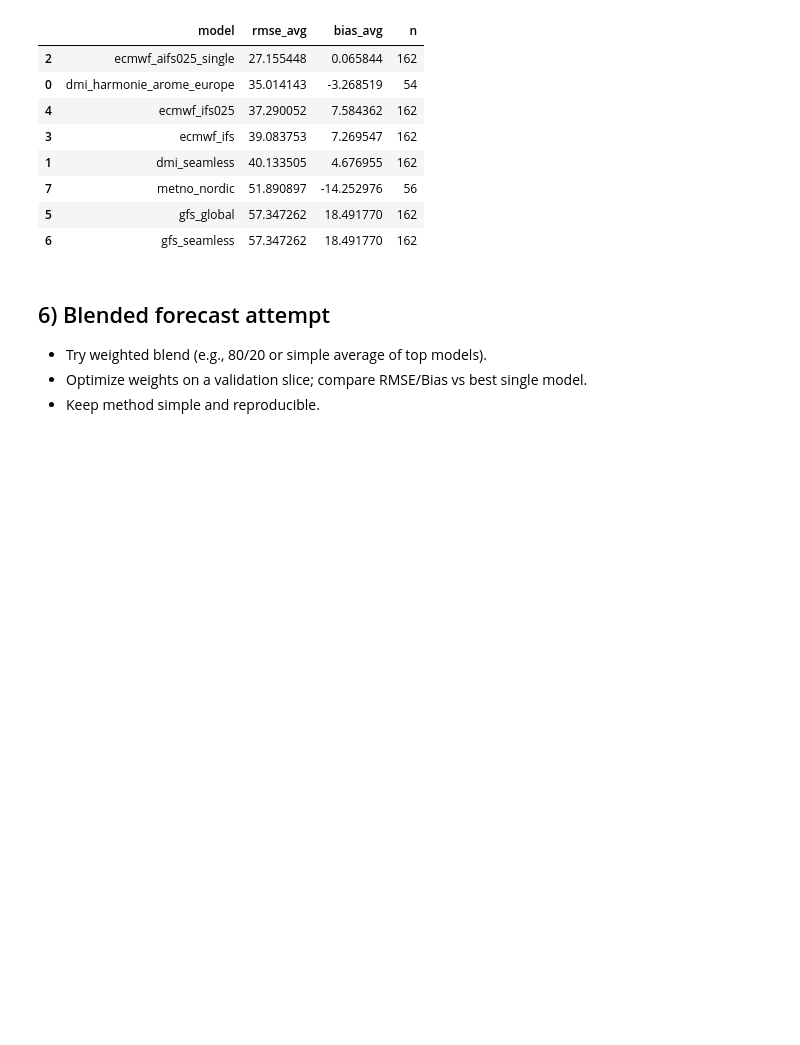
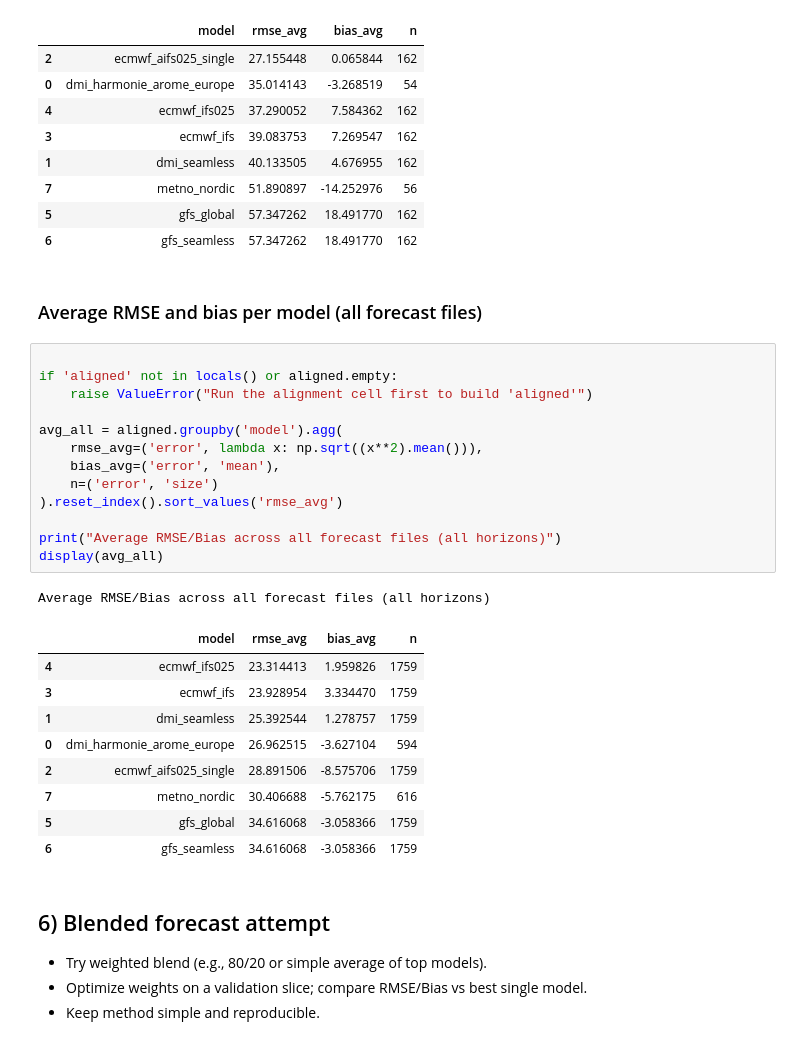
Before and after one commit to Louis2308/Solar-poster, a Jupyter notebook: Forcast_Comparison.ipynb, the cells around one changed output. Cells and saved outputs as stored; diff of their text form; blank space fills up the shorter version.

```diff
--- a/Forcast_Comparison.ipynb
+++ b/Forcast_Comparison.ipynb
@@ -332,6 +335,33 @@ Average RMSE/Bias for 06072_20251108T0600.csv (all horizons)
 | 7 | metno_nordic | 51.890897 | -14.252976 | 56 |
 | 5 | gfs_global | 57.347262 | 18.491770 | 162 |
 | 6 | gfs_seamless | 57.347262 | 18.491770 | 162 |
+# %% [markdown]
+
+### Average RMSE and bias per model (all forecast files)
+# %%
+
+if 'aligned' not in locals() or aligned.empty:
+    raise ValueError("Run the alignment cell first to build 'aligned'")
+
+avg_all = aligned.groupby('model').agg(
+    rmse_avg=('error', lambda x: np.sqrt((x**2).mean())),
+    bias_avg=('error', 'mean'),
+    n=('error', 'size')
+).reset_index().sort_values('rmse_avg')
+
+print("Average RMSE/Bias across all forecast files (all horizons)")
+display(avg_all)
+# %% [output]
+Average RMSE/Bias across all forecast files (all horizons)
+|  | model | rmse_avg | bias_avg | n |
+| 4 | ecmwf_ifs025 | 23.314413 | 1.959826 | 1759 |
+| 3 | ecmwf_ifs | 23.928954 | 3.334470 | 1759 |
+| 1 | dmi_seamless | 25.392544 | 1.278757 | 1759 |
+| 0 | dmi_harmonie_arome_europe | 26.962515 | -3.627104 | 594 |
+| 2 | ecmwf_aifs025_single | 28.891506 | -8.575706 | 1759 |
+| 7 | metno_nordic | 30.406688 | -5.762175 | 616 |
+| 5 | gfs_global | 34.616068 | -3.058366 | 1759 |
+| 6 | gfs_seamless | 34.616068 | -3.058366 | 1759 |
 # %% [markdown]
 
 ## 6) Blended forecast attempt
```
Also changed, not shown: parts of 1 cell of this notebook.
